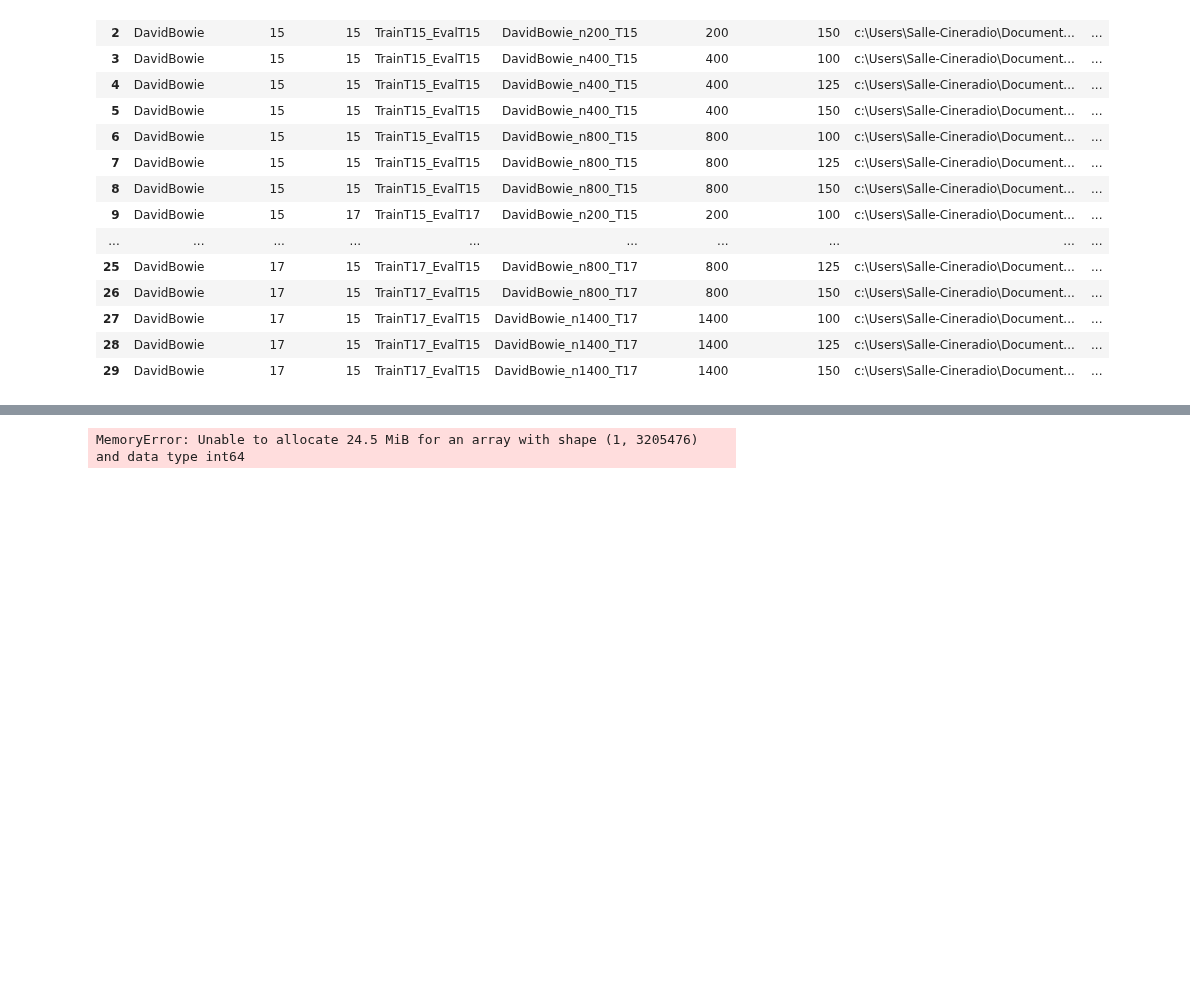
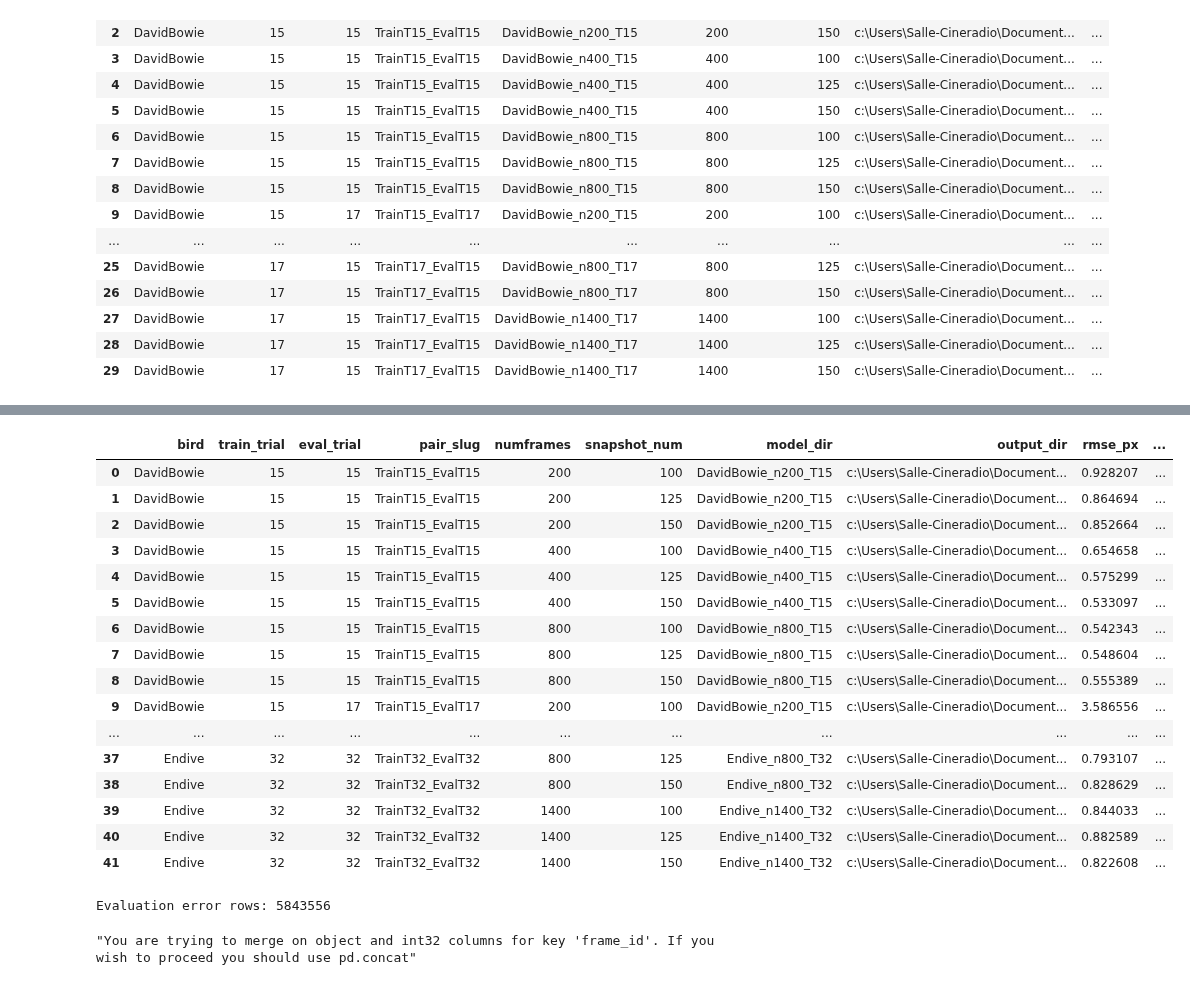
Before and after one commit to tcmarino8/BirdSongs-MNHN, a Jupyter notebook: Testing/Code-Testing/test_experiments(subepochs).ipynb, the cells around one changed output, grey strips where cells are left out. Cells and saved outputs as stored; diff of their text form; code cells hidden in the pictures; blank space fills up the shorter version.

```diff
--- a/Testing/Code-Testing/test_experiments(subepochs).ipynb
+++ b/Testing/Code-Testing/test_experiments(subepochs).ipynb
@@ -696,0 +1248,15 @@ display(run_results_df.head(100))
+# %%
+# ----------------------------
+# Execution: Run Queue: All
+# ----------------------------
+
+run_results: list[dict[str, Any]] = []
+
+for _, qrow in run_queue_df.iterrows():
+    result = run_snapshot_inference_one(qrow)
+    run_results.append(result)
+
+run_results_df = pd.DataFrame(run_results)
+print("Run results status:")
+print(run_results_df["status"].value_counts(dropna=False))
+display(run_results_df.head(100))
@@ -782,0 +1550,5 @@ def prediction_csv_to_long(pred_csv_path: Path, frame_lookup: list[int]) -> pd.D
+# %%
+# ...existing code...
+r = endive_run_queue_df.iloc[0]
+make_pred_true_overlay_widget(r, default_camera="cam1", default_frame_pos=0)
+# ...existing code...
@@ -790,7 +1565,7 @@ error_rows_all: list[pd.DataFrame] = []
 
 if RUN_EVALUATION:
     for _, r in run_results_df.iterrows():
-        if str(r.get("status", "")) != "done":
+        if str(r.get("status", "")) not in ("done", "skipped_exists"):
             continue
 
         try:
@@ -809,35 +1584,33 @@ if RUN_EVALUATION:
             truth_long = truth_csv_to_long(truth_csv)
 
 
-            # rebuild frame lookup from eval clip images (cam-wise lookup unified by index assumption)
             eval_dir = resolve_eval_train_dir(bird, eval_trial)
             # print(f"Resolving frame lookup for {bird} T{eval_trial} from {eval_dir}")
             cam1_dir = resolve_cam_dir(eval_dir, eval_trial, 1)
-            # print(f"Collecting images from {cam1_dir} for frame lookup")
             frame_lookup = [parse_frame_number_from_stem(p.stem) or (i + 1) for i, p in enumerate(collect_images(cam1_dir))]
-
+            if bird == "Endive":
+                frame_csv = Path(r"C:\Users\Salle-Cineradio\Documents\MachineLearning\BirdSongs-MNHN\Testing\DeepLabCut\Endive\ExperimentEval\UFBatch\TrainT32_EvalT32\endive_unused_training_frames.csv")
+                frame_lookup_df = pd.read_csv(frame_csv)
+                frame_lookup = frame_lookup_df['frame_id']
             pred_csvs = sorted(out_dir.glob("*DLC*.csv"))
             if not pred_csvs:
                 continue
-
             pred_long = pd.concat([prediction_csv_to_long(p, frame_lookup) for p in pred_csvs], ignore_index=True)
-            # pred_long['frame_id'] = pred_long['frame_id'] - 3538 # make integer and align with truth frame ids
-            # pred_long["frame_id"] = pred_long["frame_id"].astype("Int64")
-            # print(pred_long.head())
-            # print(truth_long.head())
-            # print(f"Parsed predictions for {bird} T{eval_trial} from {len(pred_csvs)} CSVs, {len(pred_long)} total points")
-            if pred_long['frame_id'][0] != 1:
-                pred_long['frame_id'] = pred_long['frame_id'] - 3538 # make integer and align with truth frame ids
-                pred_long["frame_id"] = pred_long["frame_id"].astype("Int64")
-
+            # FIXME: bad hack for david bowie trained 15 predicted 17
+            if pred_long['frame_id'][0] != 1 and bird != "Endive":
+                pred_long['frame_id'] = pred_long['frame_id'] - 3538
+            print(f"Merging truth and predictions for {bird} T{train_trial}->T{eval_trial}, n{numframes}, snapshot {snapshot_num}")
             # print(truth_long['frame_id'][0])
             merged = pred_long.merge(truth_long, on=["frame_id", "bodypart", "camera"], how="inner")
             # print(merged.head())
             merged = merged.dropna(subset=["frame_id", "x_pred", "y_pred", "x_true", "y_true"]).copy()
+            print(f"Merged truth and predictions for {bird} T{train_trial}->T{eval_trial}, n{numframes}, snapshot {snapshot_num}")
+
 
             if merged.empty:
                 continue
-
+            print('successfuly merge')
+            print(f"---------------------------------------------")
             merged["distance_px"] = np.sqrt((merged["x_pred"] - merged["x_true"]) ** 2 + (merged["y_pred"] - merged["y_true"]) ** 2)
             # print(merged.head())
             rmse = float(np.sqrt(np.mean(np.square(merged["distance_px"]))))
@@ -930 +1703,22 @@ Evaluating DavidBowie T17->T15, n1400, snapshot 150
+|  | bird | train_trial | eval_trial | pair_slug | numframes | snapshot_num | model_dir | output_dir | rmse_px | ... |
+| 0 | DavidBowie | 15 | 15 | TrainT15_EvalT15 | 200 | 100 | DavidBowie_n200_T15 | c:\Users\Salle-Cineradio\Document... | 0.928207 | ... |
+| 1 | DavidBowie | 15 | 15 | TrainT15_EvalT15 | 200 | 125 | DavidBowie_n200_T15 | c:\Users\Salle-Cineradio\Document... | 0.864694 | ... |
+| 2 | DavidBowie | 15 | 15 | TrainT15_EvalT15 | 200 | 150 | DavidBowie_n200_T15 | c:\Users\Salle-Cineradio\Document... | 0.852664 | ... |
+| 3 | DavidBowie | 15 | 15 | TrainT15_EvalT15 | 400 | 100 | DavidBowie_n400_T15 | c:\Users\Salle-Cineradio\Document... | 0.654658 | ... |
+| 4 | DavidBowie | 15 | 15 | TrainT15_EvalT15 | 400 | 125 | DavidBowie_n400_T15 | c:\Users\Salle-Cineradio\Document... | 0.575299 | ... |
+| 5 | DavidBowie | 15 | 15 | TrainT15_EvalT15 | 400 | 150 | DavidBowie_n400_T15 | c:\Users\Salle-Cineradio\Document... | 0.533097 | ... |
+| 6 | DavidBowie | 15 | 15 | TrainT15_EvalT15 | 800 | 100 | DavidBowie_n800_T15 | c:\Users\Salle-Cineradio\Document... | 0.542343 | ... |
+| 7 | DavidBowie | 15 | 15 | TrainT15_EvalT15 | 800 | 125 | DavidBowie_n800_T15 | c:\Users\Salle-Cineradio\Document... | 0.548604 | ... |
+| 8 | DavidBowie | 15 | 15 | TrainT15_EvalT15 | 800 | 150 | DavidBowie_n800_T15 | c:\Users\Salle-Cineradio\Document... | 0.555389 | ... |
+| 9 | DavidBowie | 15 | 17 | TrainT15_EvalT17 | 200 | 100 | DavidBowie_n200_T15 | c:\Users\Salle-Cineradio\Document... | 3.586556 | ... |
+| ... | ... | ... | ... | ... | ... | ... | ... | ... | ... | ... |
+| 37 | Endive | 32 | 32 | TrainT32_EvalT32 | 800 | 125 | Endive_n800_T32 | c:\Users\Salle-Cineradio\Document... | 0.793107 | ... |
+| 38 | Endive | 32 | 32 | TrainT32_EvalT32 | 800 | 150 | Endive_n800_T32 | c:\Users\Salle-Cineradio\Document... | 0.828629 | ... |
+| 39 | Endive | 32 | 32 | TrainT32_EvalT32 | 1400 | 100 | Endive_n1400_T32 | c:\Users\Salle-Cineradio\Document... | 0.844033 | ... |
+| 40 | Endive | 32 | 32 | TrainT32_EvalT32 | 1400 | 125 | Endive_n1400_T32 | c:\Users\Salle-Cineradio\Document... | 0.882589 | ... |
+| 41 | Endive | 32 | 32 | TrainT32_EvalT32 | 1400 | 150 | Endive_n1400_T32 | c:\Users\Salle-Cineradio\Document... | 0.822608 | ... |
-MemoryError: Unable to allocate 24.5 MiB for an array with shape (1, 3205476) and data type int64
+Evaluation error rows: 5843556
+# %%
+summary_df['error'][len(summary_df) - 1]
+# %% [output]
+"You are trying to merge on object and int32 columns for key 'frame_id'. If you wish to proceed you should use pd.concat"
```
Also changed, not shown: parts of 28 cells of this notebook, 3 other files.
